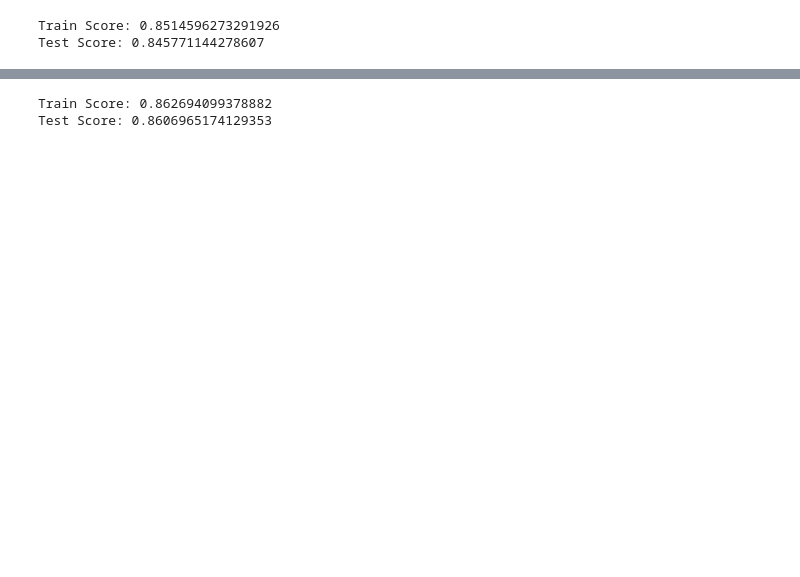
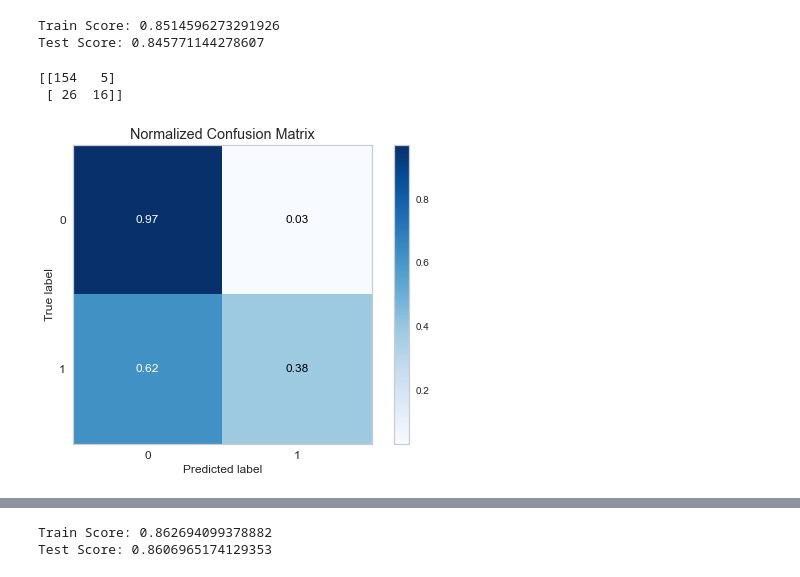
Before and after one commit to azratuni/Thesis, a Jupyter notebook: TestandTrain.ipynb, the cells around one changed output, grey strips where cells are left out. Cells and saved outputs as stored; diff of their text form; code cells hidden in the pictures; blank space fills up the shorter version.

```diff
--- a/TestandTrain.ipynb
+++ b/TestandTrain.ipynb
@@ -155,3 +203,15 @@ Test Score: 0.845771144278607
 #Store results in the dictionaries
 result_dict_train["KNN Train Score"] = np.mean(accuracies)
 result_dict_test["KNN Test Score"] = knn.score(X_test,y_test)
+# %%
+#confusion matrix of KNN Accuracy
+cm_knn = confusion_matrix(y_test,y_pred)
+print(cm_knn)
+
+#confusion matrix plot of KNN
+skplt.metrics.plot_confusion_matrix(y_test, y_pred, normalize=True)
+plt.show()
+# %% [output]
+[[154   5]
+ [ 26  16]]
+[figure, added]
```
Also changed, not shown: parts of 36 cells of this notebook, 2 other files.
